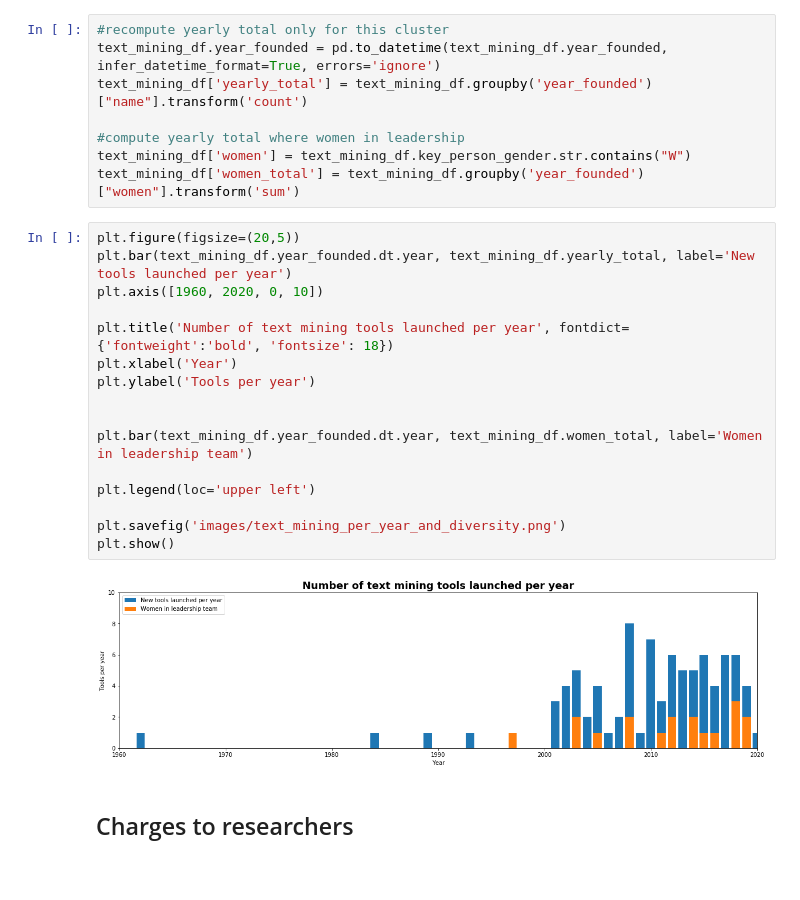
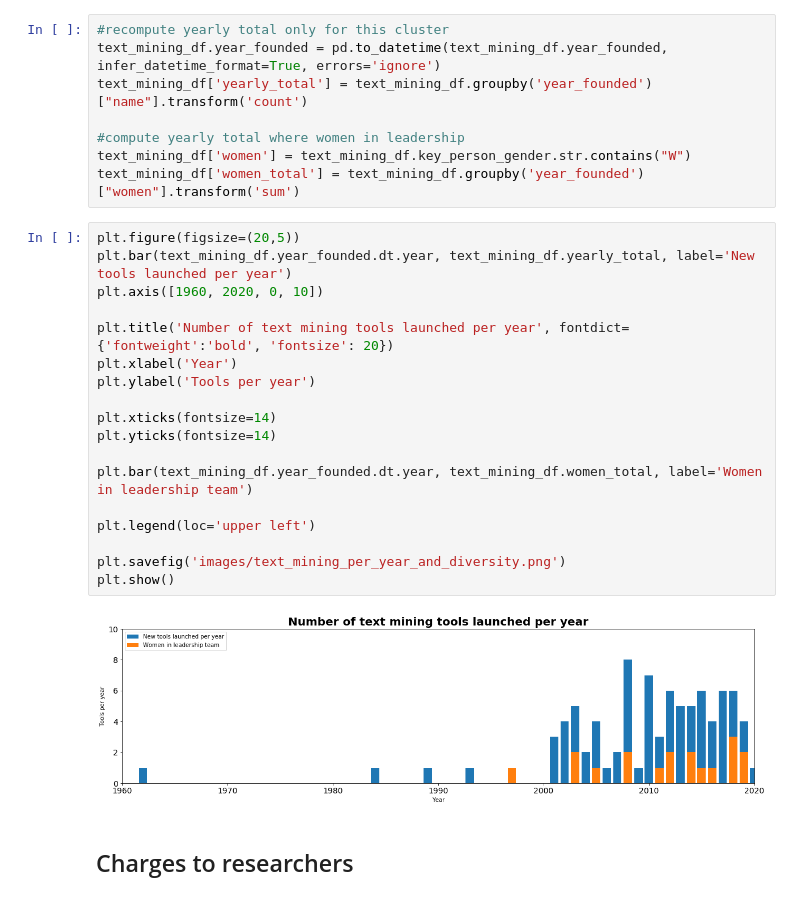
Before and after one commit to sagepublishing/sage_tools_social_science, a Jupyter notebook: data/text_mining_tools.ipynb, the cells around one changed output. Cells and saved outputs as stored; diff of their text form; blank space fills up the shorter version.

Commit message:
changing tick sizes
and legend, to fontsize 14

```diff
--- a/data/text_mining_tools.ipynb
+++ b/data/text_mining_tools.ipynb
@@ -25,21 +25,23 @@ text_mining_df['women_total'] = text_mining_df.groupby('year_founded')["women"].
 # %%
 plt.figure(figsize=(20,5))
 plt.bar(text_mining_df.year_founded.dt.year, text_mining_df.yearly_total, label='New tools launched per year')
 plt.axis([1960, 2020, 0, 10])
 
-plt.title('Number of text mining tools launched per year', fontdict={'fontweight':'bold', 'fontsize': 18})
+plt.title('Number of text mining tools launched per year', fontdict={'fontweight':'bold', 'fontsize': 20})
 plt.xlabel('Year')
 plt.ylabel('Tools per year')
 
+plt.xticks(fontsize=14)
+plt.yticks(fontsize=14)
 
 plt.bar(text_mining_df.year_founded.dt.year, text_mining_df.women_total, label='Women in leadership team')
 
 plt.legend(loc='upper left')
 
 plt.savefig('images/text_mining_per_year_and_diversity.png')
 plt.show()
 # %% [output]
-[figure, old version]
+[figure, new version]
 # %% [markdown]
 ## Charges to researchers
 # %%
```
Also changed, not shown: 1 other file.
